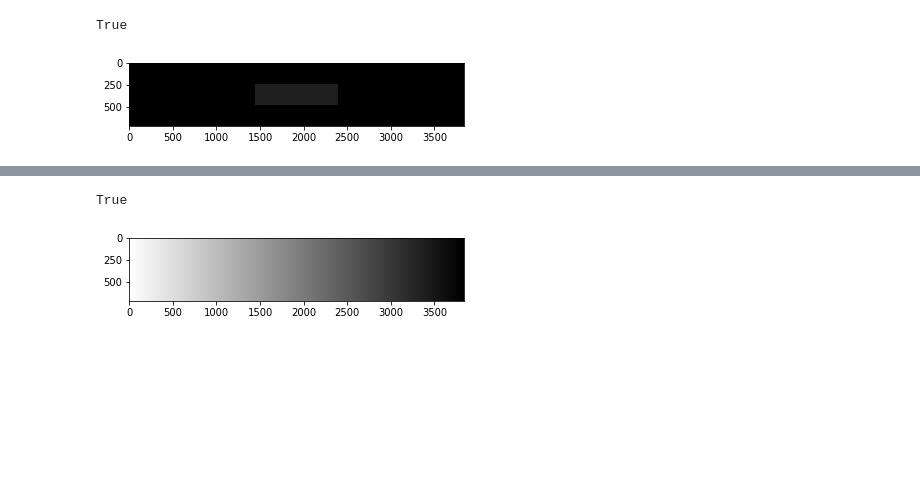
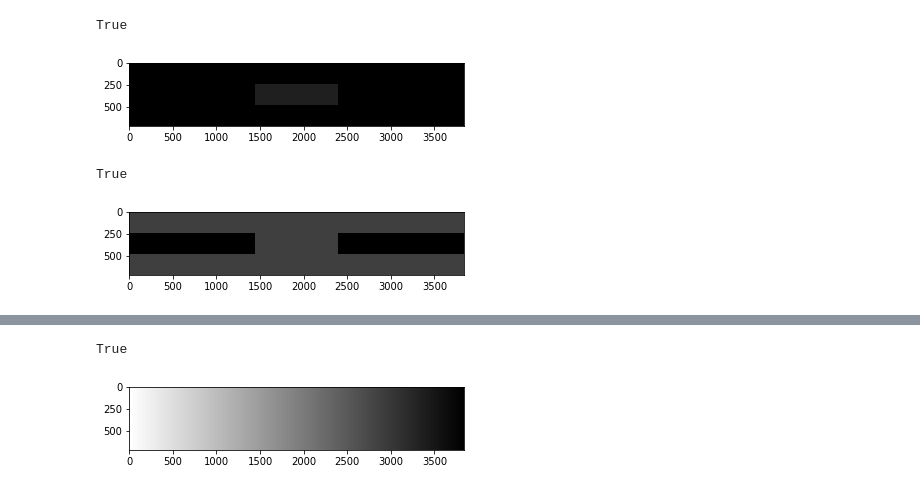
Before and after one commit to workingyifei/display-pattern-generator, a Jupyter notebook: SED test patterns.ipynb, the cells around one changed output, grey strips where cells are left out. Saved outputs shown, nothing was run; the diff lists cells and outputs as text; code cells hidden in the pictures; blank space fills up the shorter version.

```diff
--- a/SED test patterns.ipynb
+++ b/SED test patterns.ipynb
@@ -114,3 +116,21 @@ cv2.imwrite("crosstalk_black.bmp", img_crosstalk)
 # %% [output]
 True
 [figure]
+# %%
+# Cross-talk A2 Black
+
+background = [63, 63, 63]
+box_width = 959
+box_height = 239
+
+pts1 = np.array([[0, (height-box_height)/2], [(width-box_width)/2, (height-box_height)/2], [(width-box_width)/2, (height-box_height)/2+box_height], [0, (height-box_height)/2+box_height]])
+pts2 = np.array([[(width-box_width)/2+box_width, (height-box_height)/2], [width, (height-box_height)/2], [width, (height-box_height)/2+box_height], [(width-box_width)/2+box_width, (height-box_height)/2+box_height]])
+
+img_crosstalk = create_blank(width, height, rgb_color=background)
+img_crosstalk = cv2.fillPoly(img_crosstalk, np.int32([pts1]), black)
+img_crosstalk = cv2.fillPoly(img_crosstalk, np.int32([pts2]), black)
+plt.imshow(img_crosstalk)
+cv2.imwrite("A2black.bmp", img_crosstalk)
+# %% [output]
+True
+[figure, added]
```
Also changed, not shown: parts of 5 cells of this notebook, 6 other files.
